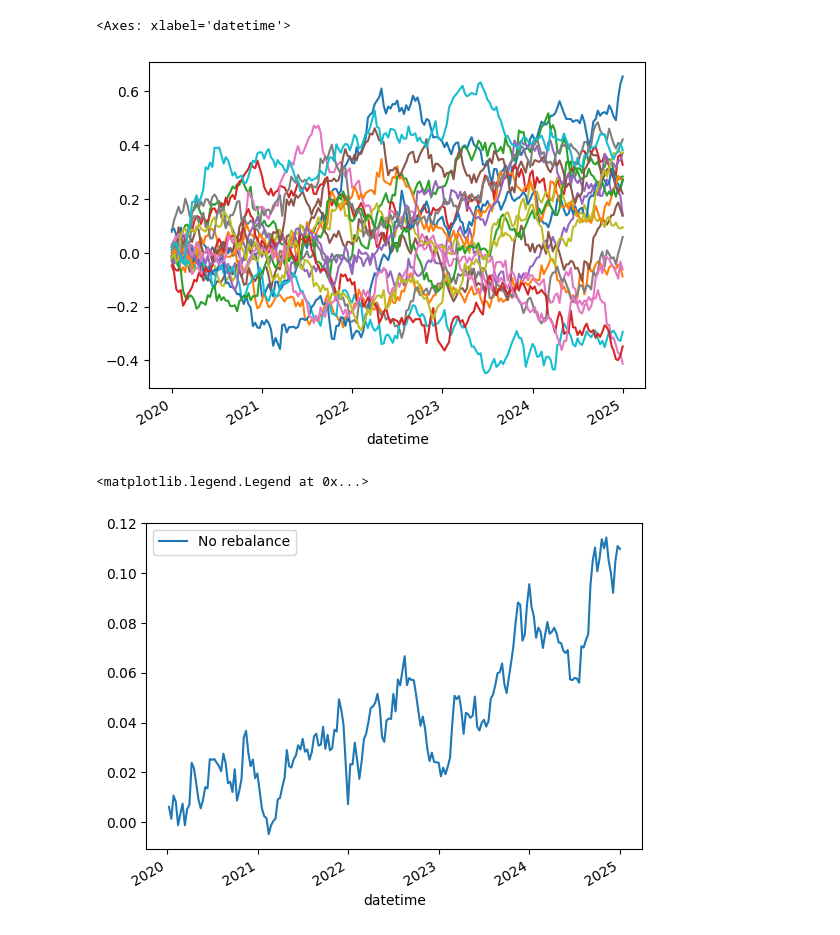
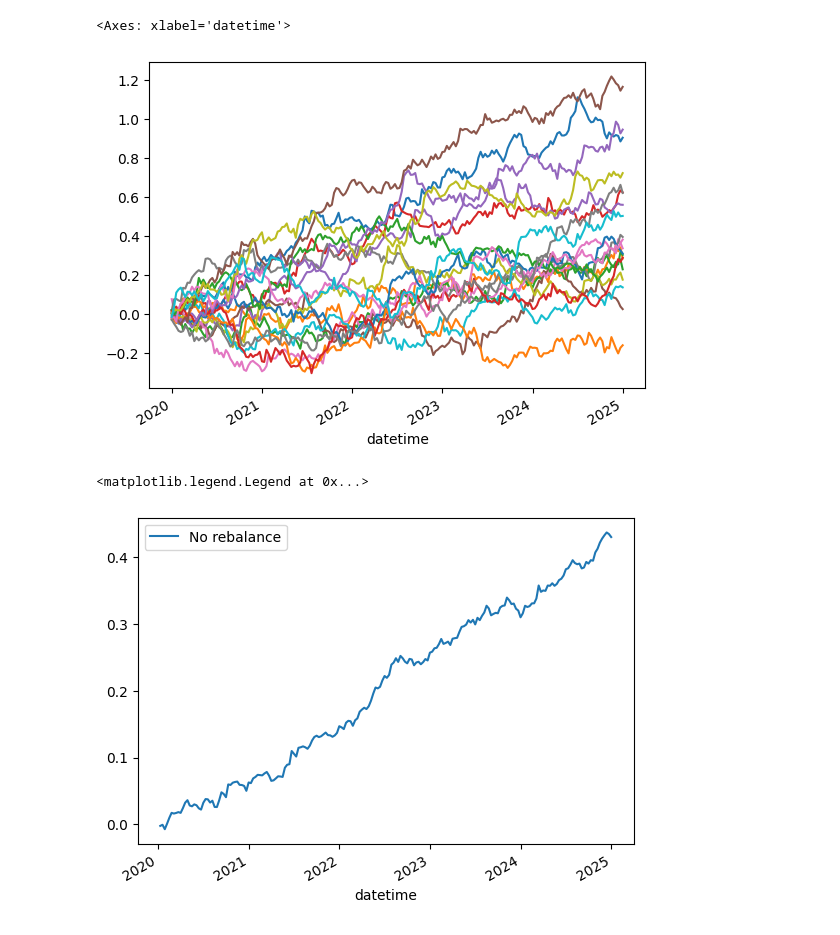
Before and after one commit to sharavsambuu/trading-cost-analysis, a Jupyter notebook: synthetic_portfolio_cost_exps.ipynb, the cells around one changed output. Cells and saved outputs as stored; diff of their text form; code cells hidden in the pictures.

Commit message:
plotting little bit optimistic chart

```diff
--- a/synthetic_portfolio_cost_exps.ipynb
+++ b/synthetic_portfolio_cost_exps.ipynb
@@ -12,34 +12,34 @@ warnings.simplefilter(action='ignore', category=FutureWarning)
 num_securities = 20
 num_periods    = 200
 start_date     = pd.to_datetime('2020-01-01')
 end_date       = pd.to_datetime('2024-12-31')
 
 trade_dates    = pd.to_datetime(np.sort(np.random.choice(pd.date_range(start=start_date, end=end_date, periods=num_periods + 1), num_periods, replace=False)))
 
 df = pd.DataFrame({'datetime'  : trade_dates})
 df['datetime' ] = pd.to_datetime(df['datetime'])
 df['datetime_'] = df['datetime']
 df = df.set_index('datetime')
 
 outliers_percentage = 20.0
 outliers_percentage = outliers_percentage/100.0 # percentage of all returns are outliers
 outliers_count      = int(num_periods*outliers_percentage)
 
 for idx in range(0, num_securities):
-    percentage_changes = np.random.uniform(-0.033, 0.033, num_periods).astype(float)
-    extreme_returns    = np.random.uniform(-0.08 , 0.09 , outliers_count).astype(float)
+    percentage_changes = np.random.uniform(-0.03, 0.031, num_periods).astype(float)
+    extreme_returns    = np.random.uniform(-0.06 , 0.08 , outliers_count).astype(float)
     outliers_date      = df['datetime_'].sample(n=outliers_count).to_list()
     df[f"return_{idx}"] = percentage_changes
     for outlier in list(zip(outliers_date, extreme_returns)):
         outlier_dt  = outlier[0]
         outlier_ret = outlier[1]
         df.loc[outlier_dt, f"return_{idx}"] = outlier_ret
     df[f"cum_ret_{idx}"] = df[f"return_{idx}"].cumsum()
 
 df.drop('datetime_', axis=1, inplace=True)
 
 df.filter(like='cum_ret_').plot(legend=False)
 # %% [output]
 <Axes: xlabel='datetime'>
-[figure, old version]
+[figure, new version]
 # %%
@@ -94,7 +94,7 @@ df['raw_portfolio_cumret'].plot()
 plt.legend(['No rebalance'])
 # %% [output]
 <matplotlib.legend.Legend at 0x...>
-[figure, old version]
+[figure, new version]
 # %%
 rebalanced_df[['cum_ret', 'adjusted_cum_ret']].plot()
 plt.legend(['Rebalanced portfolio', f"Rebalancing cost {round(rebalancing_cost*100,2)}%"])
```
Also changed, not shown: parts of 2 cells of this notebook, 1 other file.
